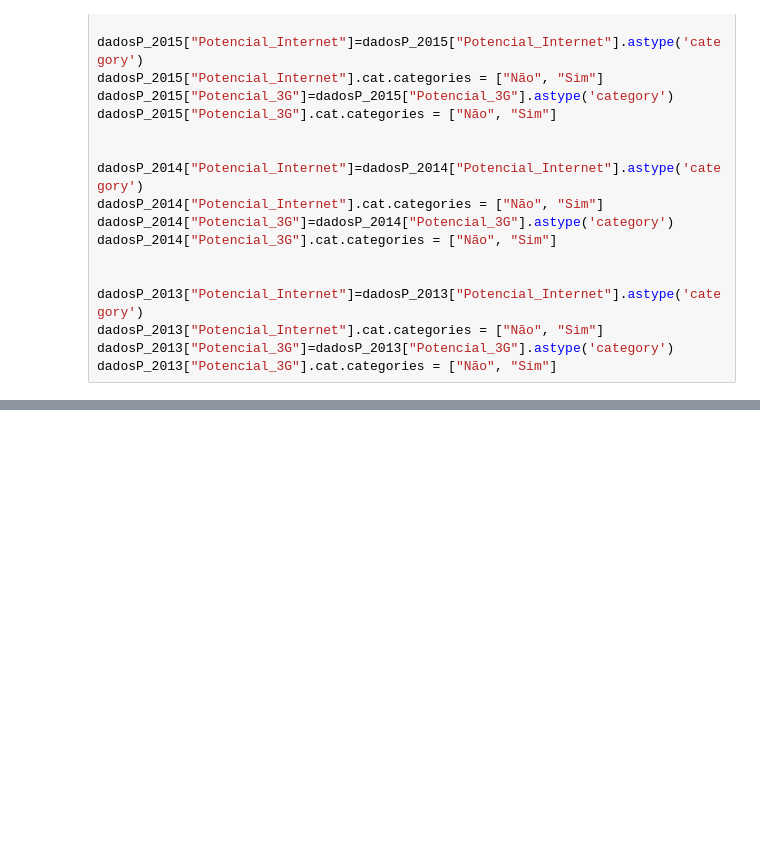
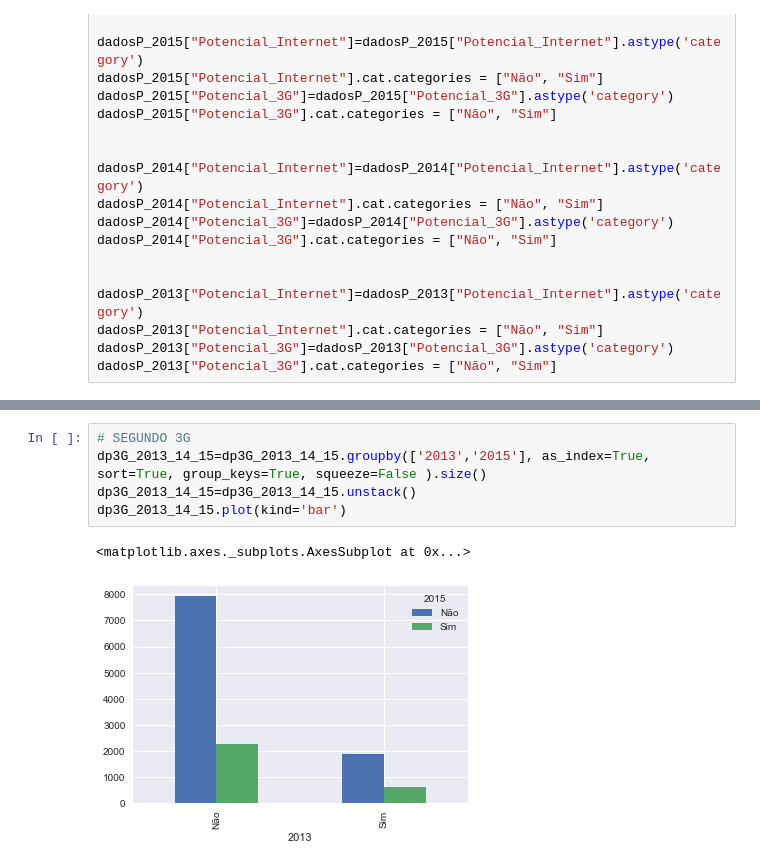
Before and after one commit to AntonioAndraues/CD, a Jupyter notebook: Projeto1/Projeto1 Layout.ipynb, the cells around one changed output, grey strips where cells are left out. Drawn from its saved outputs; the diff is of its cells as text; blank space fills up the shorter version.

```diff
--- a/Projeto1/Projeto1 Layout.ipynb
+++ b/Projeto1/Projeto1 Layout.ipynb
@@ -387,0 +362,8 @@ Name: Acesso_ao_3G_e_4G, dtype: float64
+# %%
+# SEGUNDO 3G
+dp3G_2013_14_15=dp3G_2013_14_15.groupby(['2013','2015'], as_index=True, sort=True, group_keys=True, squeeze=False ).size()
+dp3G_2013_14_15=dp3G_2013_14_15.unstack()
+dp3G_2013_14_15.plot(kind='bar')
+# %% [output]
+<matplotlib.axes._subplots.AxesSubplot at 0x...>
+[figure, added]
```
Also changed, not shown: parts of 46 cells of this notebook.
